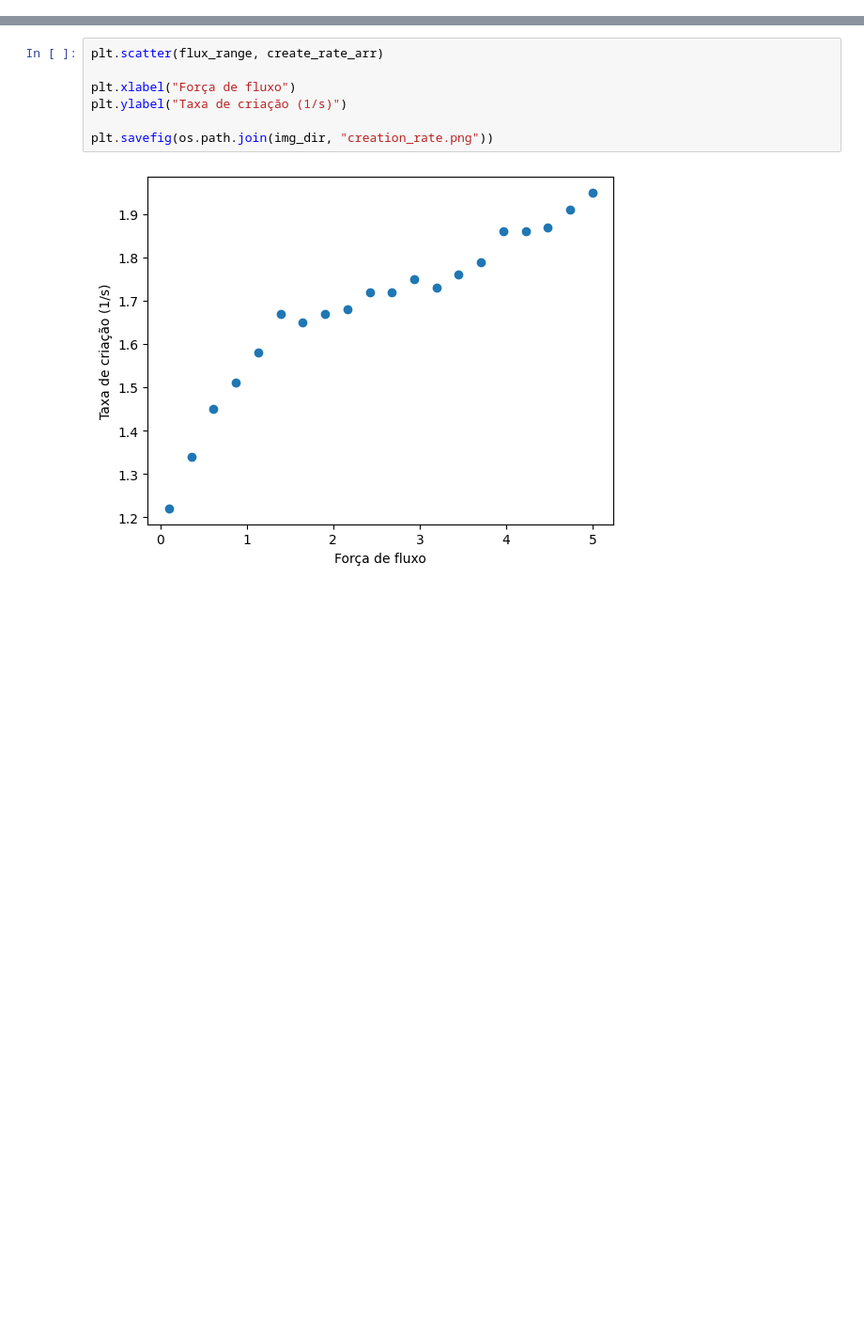
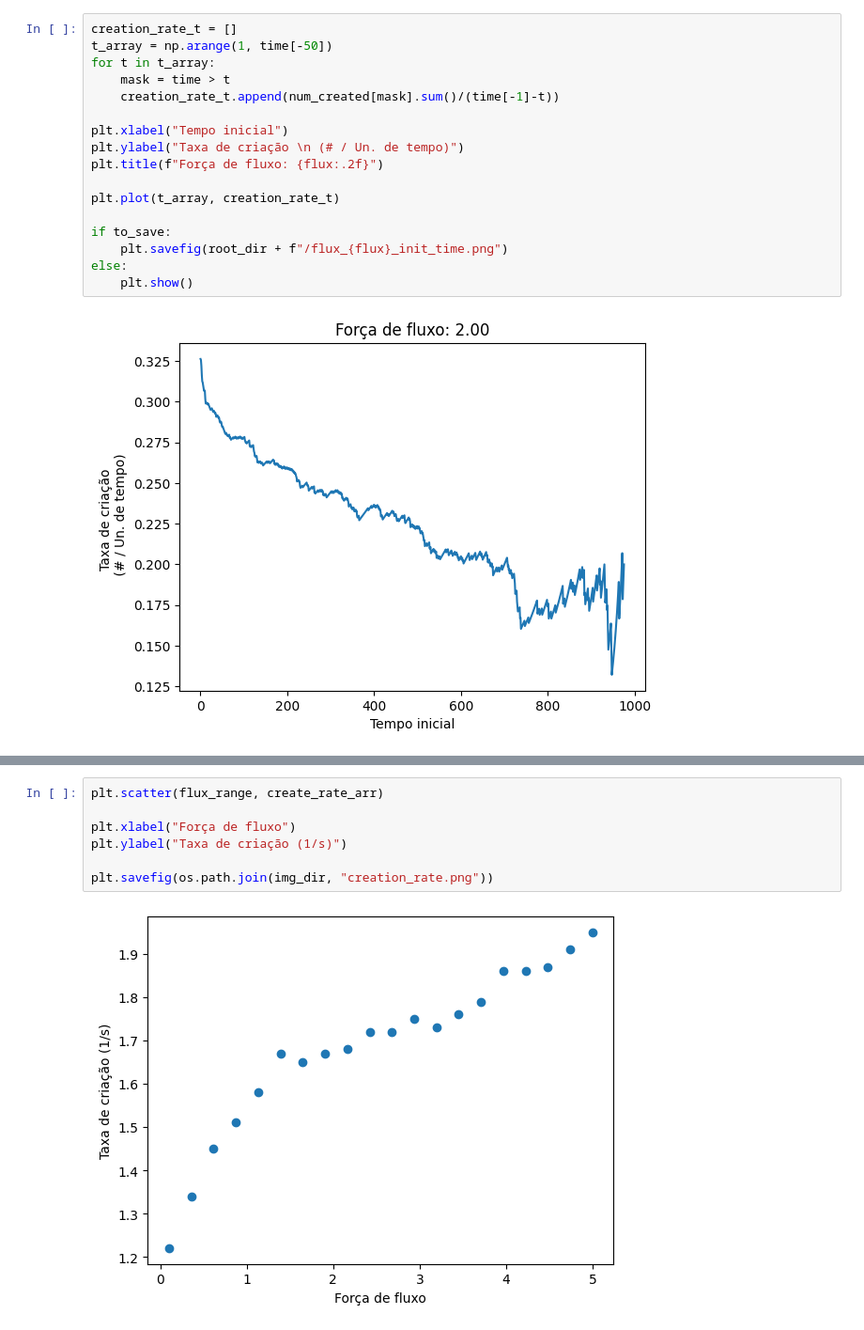
Before and after one commit to marcos1561/phystem, a Jupyter notebook: examples/ring/flux_creation_rate/main.ipynb, the cells around one changed output, grey strips where cells are left out. Shown: that part at 94% size. Drawn from its saved outputs; the diff is of its cells as text; blank space fills up the shorter version.

```diff
--- a/examples/ring/flux_creation_rate/main.ipynb
+++ b/examples/ring/flux_creation_rate/main.ipynb
@@ -54 +100,20 @@ plt.plot(num_active2)
+# %%
+creation_rate_t = []
+t_array = np.arange(1, time[-50])
+for t in t_array:
+    mask = time > t
+    creation_rate_t.append(num_created[mask].sum()/(time[-1]-t))
+
+plt.xlabel("Tempo inicial")
+plt.ylabel("Taxa de criação \n (# / Un. de tempo)")
+plt.title(f"Força de fluxo: {flux:.2f}")
+
+plt.plot(t_array, creation_rate_t)
+
+if to_save:
+    plt.savefig(root_dir + f"/flux_{flux}_init_time.png")
+else:
+    plt.show()
+# %% [output]
+[figure, added]
 # %%
```
Also changed, not shown: parts of 10 cells of this notebook, 18 other files.
